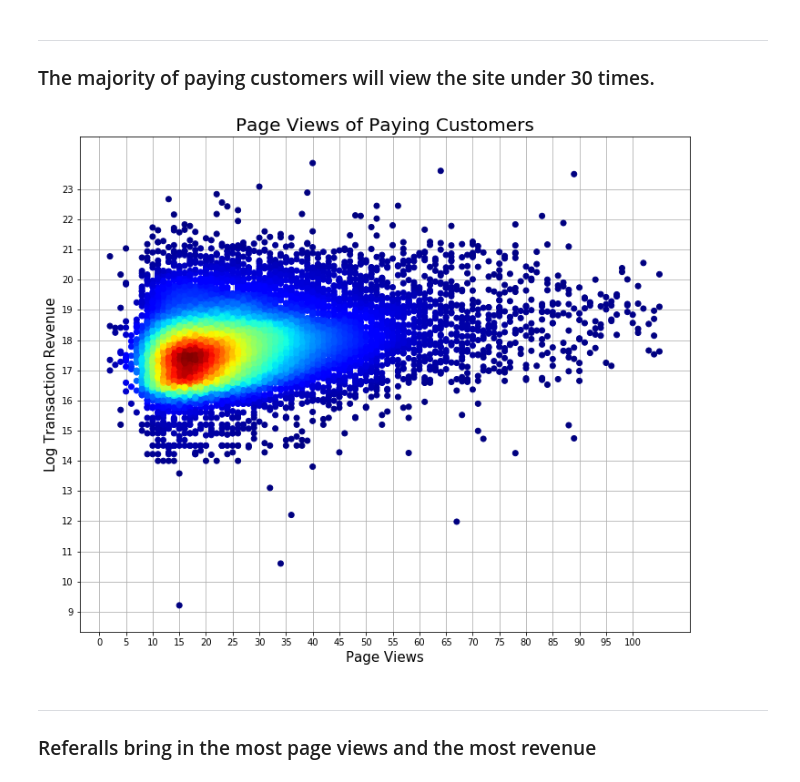
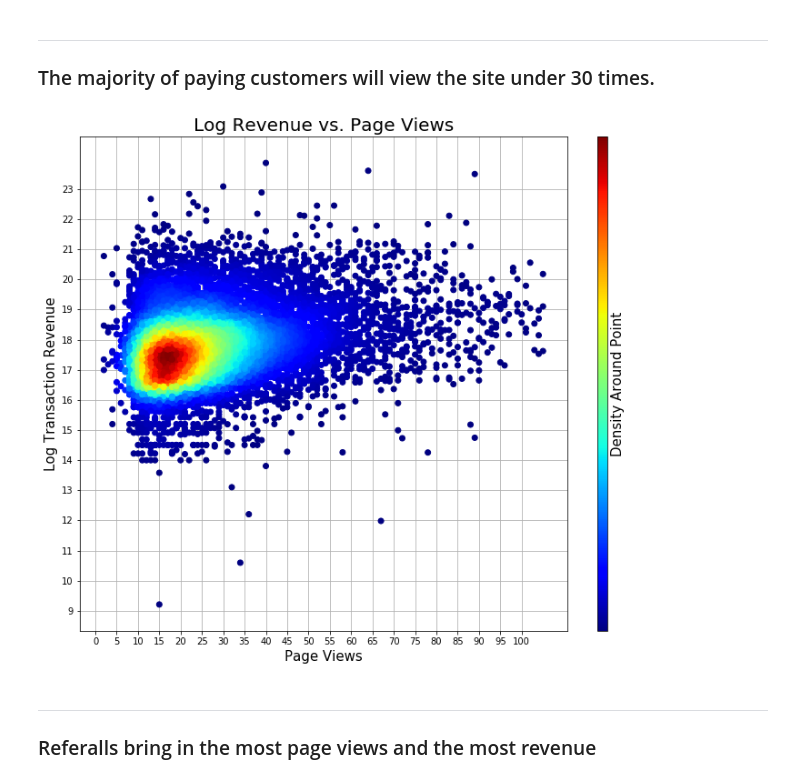
Before and after one commit to milto-github/kaggle-google-analytics, a Jupyter notebook: main_notebook.ipynb, the cells around one changed output. Cells and saved outputs as stored; diff of their text form; code cells hidden in the pictures.

```diff
--- a/main_notebook.ipynb
+++ b/main_notebook.ipynb
@@ -354,26 +361,27 @@ Name: totals/transactionRevenue, dtype: float64
 # %%
 pv_tr = train[train['totals/transactionRevenue'] > 0]
 p_99 = np.percentile(pv_tr['totals/pageviews'].sort_values(), 99)
 pv_tr = pv_tr[pv_tr['totals/pageviews'] < p_99]
 
 x_values = pv_tr['totals/pageviews']
 y_values = pv_tr['totals/transactionRevenue']
 
 xy = np.vstack([x_values, y_values])
 density = gaussian_kde(xy)(xy)
 
 plt.figure(figsize=(12, 10))
-plt.title('Page Views of Paying Customers', fontsize=20)
+plt.title('Log Revenue vs. Page Views', fontsize=20)
 plt.xticks(np.arange(0, x_values.max(), step=5))
 plt.yticks(np.arange(0, y_values.max(), step=1))
 plt.xlabel('Page Views', fontsize=15)
 plt.ylabel('Log Transaction Revenue', fontsize=15)
 plt.scatter(x_values, y_values, alpha=1, c=density, cmap='jet')
+plt.colorbar(ticks=[], aspect=50).set_label('Density Around Point', fontsize=15)
 plt.grid(True)
 plt.axes().set_axisbelow(True)
 plt.show()
 # %% [output]
-[figure, old version]
+[figure, new version]
 # %% [markdown]
 ---
 ### Referalls bring in the most page views and the most revenue
```
Also changed, not shown: parts of 15 cells of this notebook.
